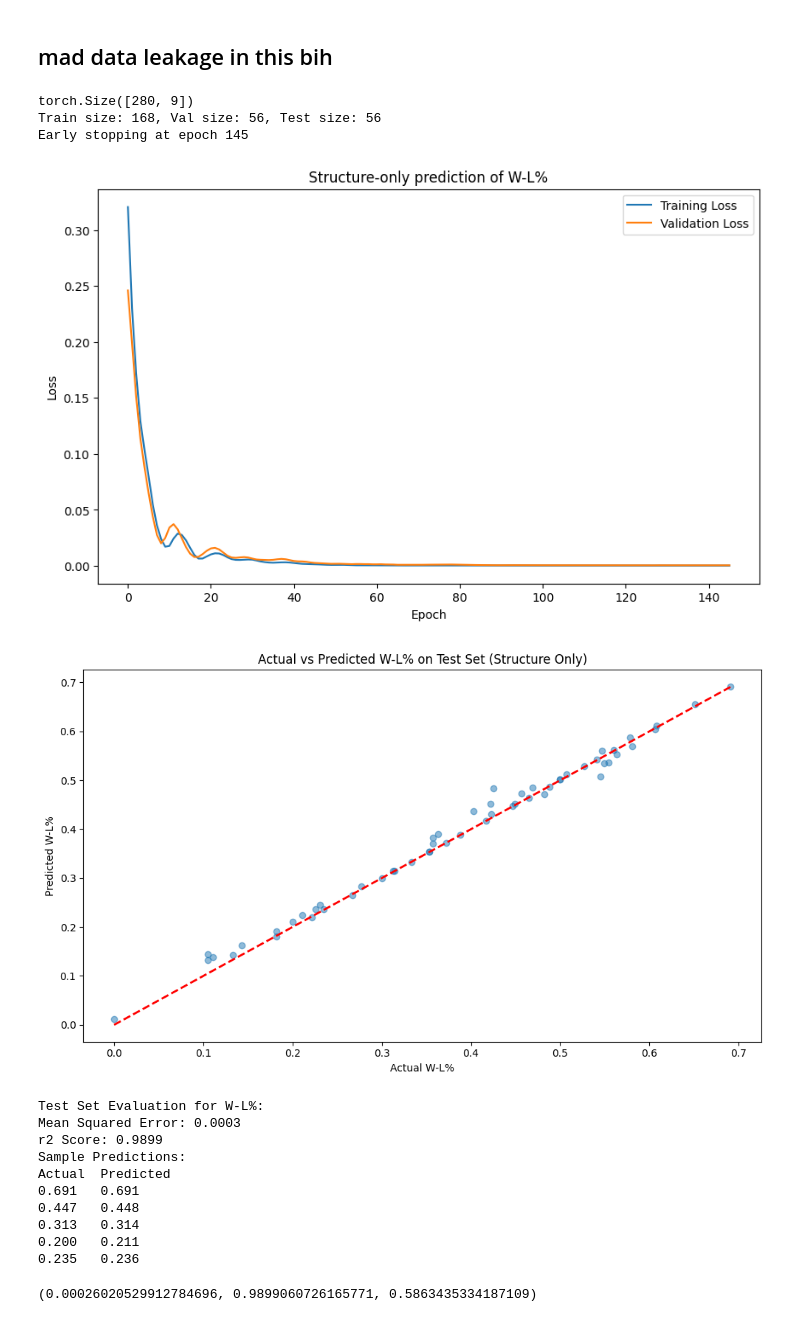
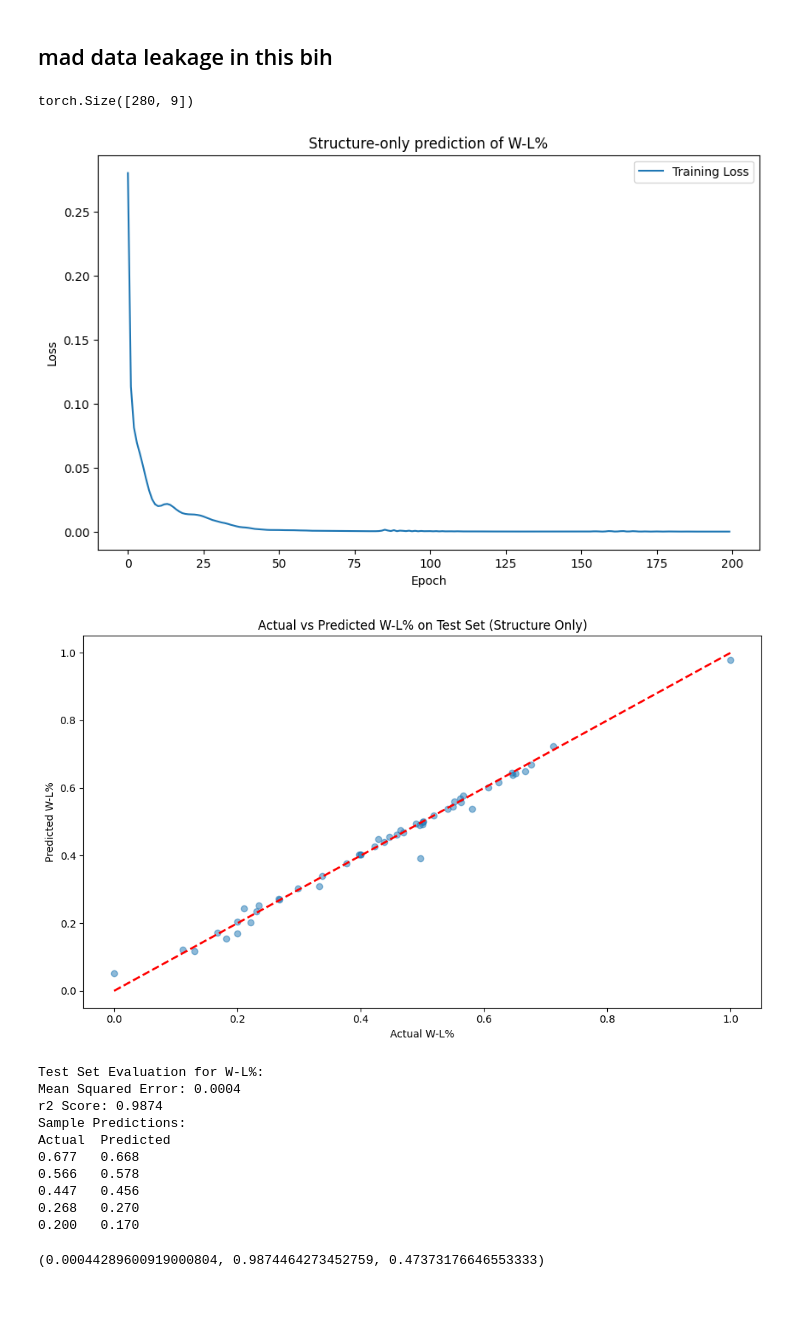
Before and after one commit to wmjs/nfl_coach_trees, a Jupyter notebook: analysis1.ipynb, the cells around one changed output. Drawn from its saved outputs; the diff is of its cells as text; code cells hidden in the pictures.

Commit message:
fixed some bugs, model still wack

```diff
--- a/analysis1.ipynb
+++ b/analysis1.ipynb
@@ -186,0 +71,11 @@ def run_experiment(dataset, model, feature_name='W-L%', train_ratio=0.6, val_rat
+# %%
+def train_test_split(dataset, train_ratio=0.8, seed=42):
+    torch.manual_seed(seed)
+    mask = torch.rand(dataset.x.shape[0]) < train_ratio
+    train_mask = mask
+    test_mask = ~mask
+    train_dataset = dataset.subgraph(train_mask)
+    test_dataset = dataset.subgraph(test_mask)
+    return train_dataset, test_dataset
+# %%
+train_dataset, test_dataset = train_test_split(dataset)
@@ -187,25 +153,23 @@ def run_experiment(dataset, model, feature_name='W-L%', train_ratio=0.6, val_rat
 # %%
 model = ChebGNN(1)
 
 print(dataset.x.shape)
-run_experiment(dataset, model, feature_name='W-L%', train_ratio=0.6, val_ratio=0.2, plot=True, verbose=True)
+run_experiment(model = model, feature_name='W-L%', train_dataset=train_dataset, test_dataset=test_dataset, plot=True, verbose=True)
 # %% [output]
 torch.Size([280, 9])
-Train size: 168, Val size: 56, Test size: 56
-Early stopping at epoch 145
-[figure, old version]
+[figure, new version]
-[figure, old version]
+[figure, new version]
 Test Set Evaluation for W-L%:
-Mean Squared Error: 0.0003
-r2 Score: 0.9899
+Mean Squared Error: 0.0004
+r2 Score: 0.9874
 Sample Predictions:
 Actual  Predicted
-0.691   0.691
-0.447   0.448
-0.313   0.314
-0.200   0.211
-0.235   0.236
+0.677   0.668
+0.566   0.578
+0.447   0.456
+0.268   0.270
+0.200   0.170
-(0.00026020529912784696, 0.9899060726165771, 0.5863435334187109)
+(0.00044289600919000804, 0.9874464273452759, 0.47373176646553333)
 # %%
 model = ChebGNN(1)
 mse_list = []
```
Also changed, not shown: parts of 4 cells of this notebook, 2 other files.
